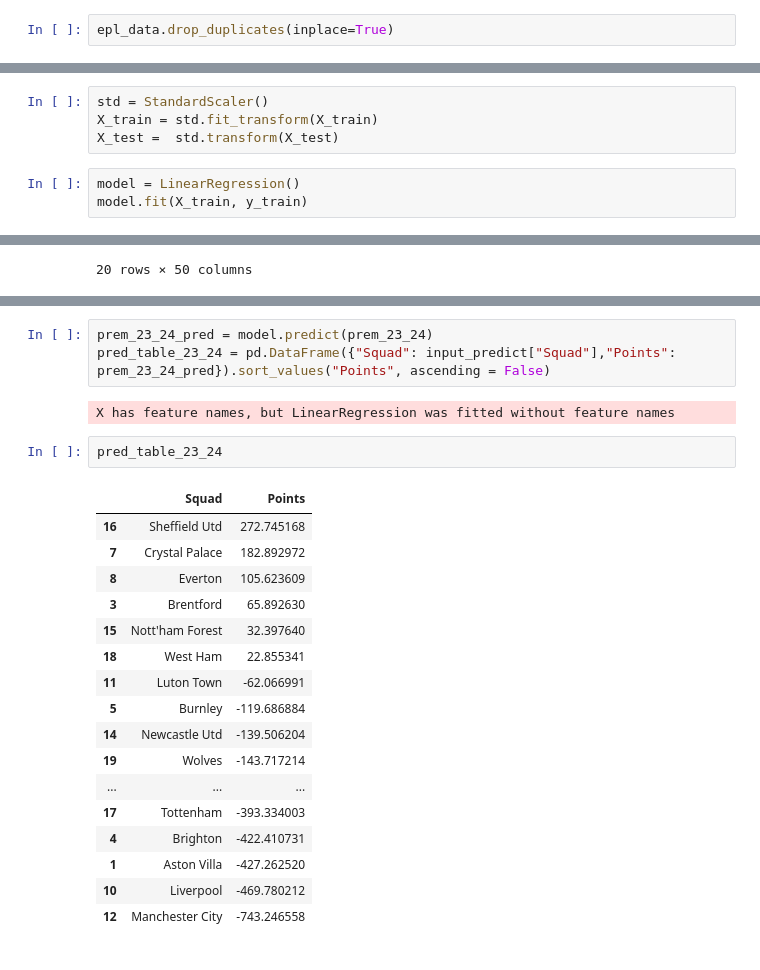
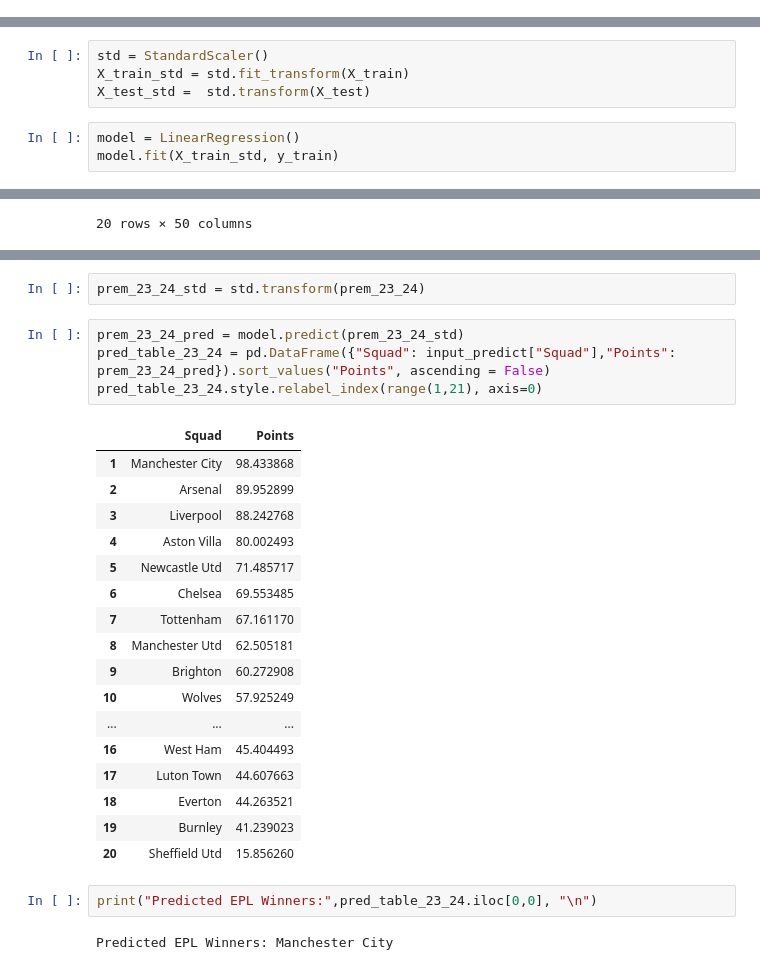
Before and after one commit to TQTien1/EPL-Predictions, a Jupyter notebook: Untitled-1.ipynb, the cells around one changed output, grey strips where cells are left out. Drawn from its saved outputs; the diff is of its cells as text.

Commit message:
Fixed var names, prediction and corr

```diff
--- a/Untitled-1.ipynb
+++ b/Untitled-1.ipynb
@@ -76,5 +74,3 @@ Duplicated values:  0
-# %%
-epl_data.drop_duplicates(inplace=True)
 # %%
 #Remove columns: Season, Squad
 epl_advance_stats = epl_data.drop(columns=['Season','Squad'])
@@ -118,11 +115,11 @@ y = epl_advance_stats["Points"]
 X_train, X_test, y_train, y_test = train_test_split(X,y,test_size = 0.2, random_state=0)
 # %%
 std = StandardScaler()
-X_train = std.fit_transform(X_train)
-X_test =  std.transform(X_test)
+X_train_std = std.fit_transform(X_train)
+X_test_std =  std.transform(X_test)
 # %%
 model = LinearRegression()
-model.fit(X_train, y_train)
+model.fit(X_train_std, y_train)
 # %% [output]
 LinearRegression()
 # %%
@@ -211,27 +251,30 @@ prem_23_24
+# %%
+prem_23_24_std = std.transform(prem_23_24)
 # %%
-prem_23_24_pred = model.predict(prem_23_24)
+prem_23_24_pred = model.predict(prem_23_24_std)
 pred_table_23_24 = pd.DataFrame({"Squad": input_predict["Squad"],"Points": prem_23_24_pred}).sort_values("Points", ascending = False)
+pred_table_23_24.style.relabel_index(range(1,21), axis=0)
 # %% [output]
-X has feature names, but LinearRegression was fitted without feature names
+|  | Squad | Points |
+| 1 | Manchester City | 98.433868 |
+| 2 | Arsenal | 89.952899 |
+| 3 | Liverpool | 88.242768 |
+| 4 | Aston Villa | 80.002493 |
+| 5 | Newcastle Utd | 71.485717 |
+| 6 | Chelsea | 69.553485 |
+| 7 | Tottenham | 67.161170 |
+| 8 | Manchester Utd | 62.505181 |
+| 9 | Brighton | 60.272908 |
+| 10 | Wolves | 57.925249 |
+| ... | ... | ... |
+| 16 | West Ham | 45.404493 |
+| 17 | Luton Town | 44.607663 |
+| 18 | Everton | 44.263521 |
+| 19 | Burnley | 41.239023 |
+| 20 | Sheffield Utd | 15.856260 |
-# %%
-pred_table_23_24
-# %% [output]
-|  | Squad | Points |
-| 16 | Sheffield Utd | 272.745168 |
-| 7 | Crystal Palace | 182.892972 |
-| 8 | Everton | 105.623609 |
-| 3 | Brentford | 65.892630 |
-| 15 | Nott'ham Forest | 32.397640 |
-| 18 | West Ham | 22.855341 |
-| 11 | Luton Town | -62.066991 |
-| 5 | Burnley | -119.686884 |
-| 14 | Newcastle Utd | -139.506204 |
-| 19 | Wolves | -143.717214 |
-| ... | ... | ... |
-| 17 | Tottenham | -393.334003 |
-| 4 | Brighton | -422.410731 |
-| 1 | Aston Villa | -427.262520 |
-| 10 | Liverpool | -469.780212 |
-| 12 | Manchester City | -743.246558 |
+# %%
+print("Predicted EPL Winners:",pred_table_23_24.iloc[0,0], "\n")
+# %% [output]
+Predicted EPL Winners: Manchester City
 # %%
 #Print out message: Winner, Qualified for ...., Relegated
```
Also changed, not shown: parts of 11 cells of this notebook.
